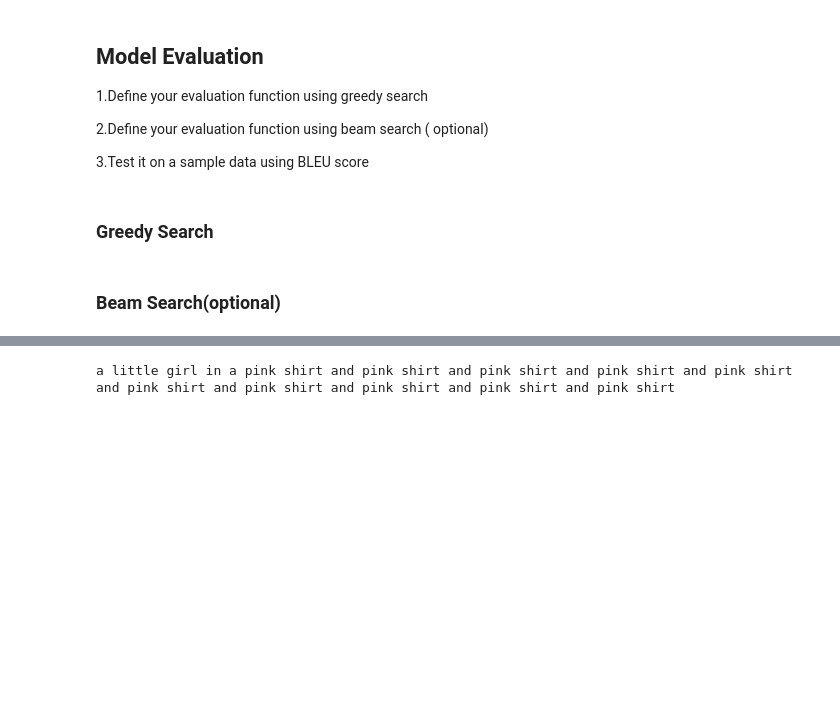
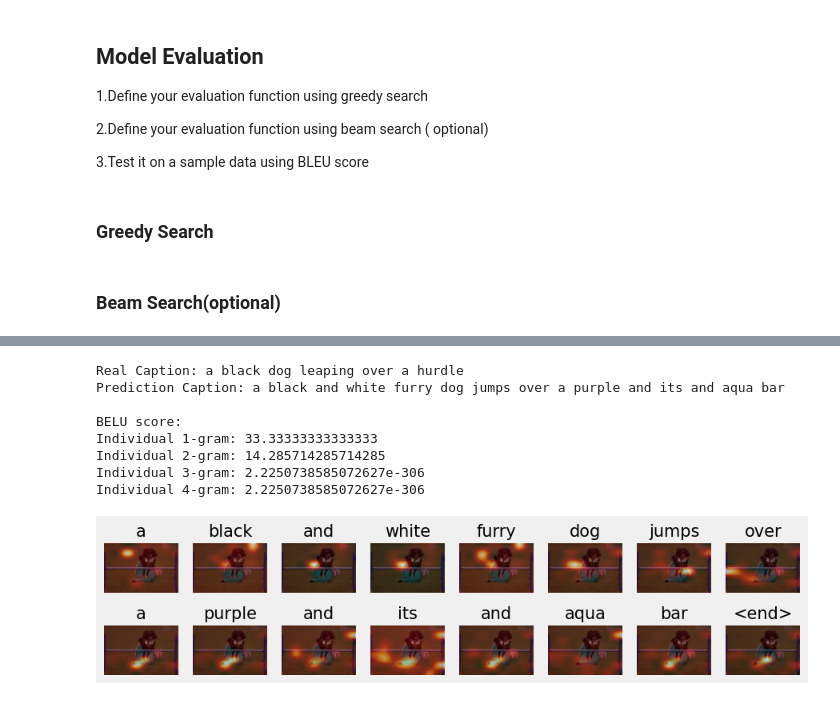
Before and after one commit to subhasisj/eye-for-blind-capstone, a Jupyter notebook: Eye_for_blind_Starter_code.ipynb, the cells around one changed output, grey strips where cells are left out. Drawn from its saved outputs; the diff is of its cells as text; code cells hidden in the pictures; blank space fills up the shorter version.

```diff
--- a/Eye_for_blind_Starter_code.ipynb
+++ b/Eye_for_blind_Starter_code.ipynb
@@ -824,9 +855,15 @@ def test_caption_generation(img_test):
 
 
     Image.open(test_image)
-# %%
-test_image = "./data/Images/3767841911_6678052eb6.jpg"
-captions=beam_evaluate(test_image)
-print(captions)
-# %% [output]
-a little girl in a pink shirt and pink shirt and pink shirt and pink shirt and pink shirt and pink shirt and pink shirt and pink shirt and pink shirt and pink shirt
+# %%
+test_caption_generation(path_test)
+# %% [output]
+Real Caption: a black dog leaping over a hurdle
+Prediction Caption: a black and white furry dog jumps over a purple and its and aqua bar
+
+BELU score:
+Individual 1-gram: 33.33333333333333
+Individual 2-gram: 14.285714285714285
+Individual 3-gram: 2.2250738585072627e-306
+Individual 4-gram: 2.2250738585072627e-306
+[figure, added]
```
Also changed, not shown: parts of 18 cells of this notebook, 6 other files.
